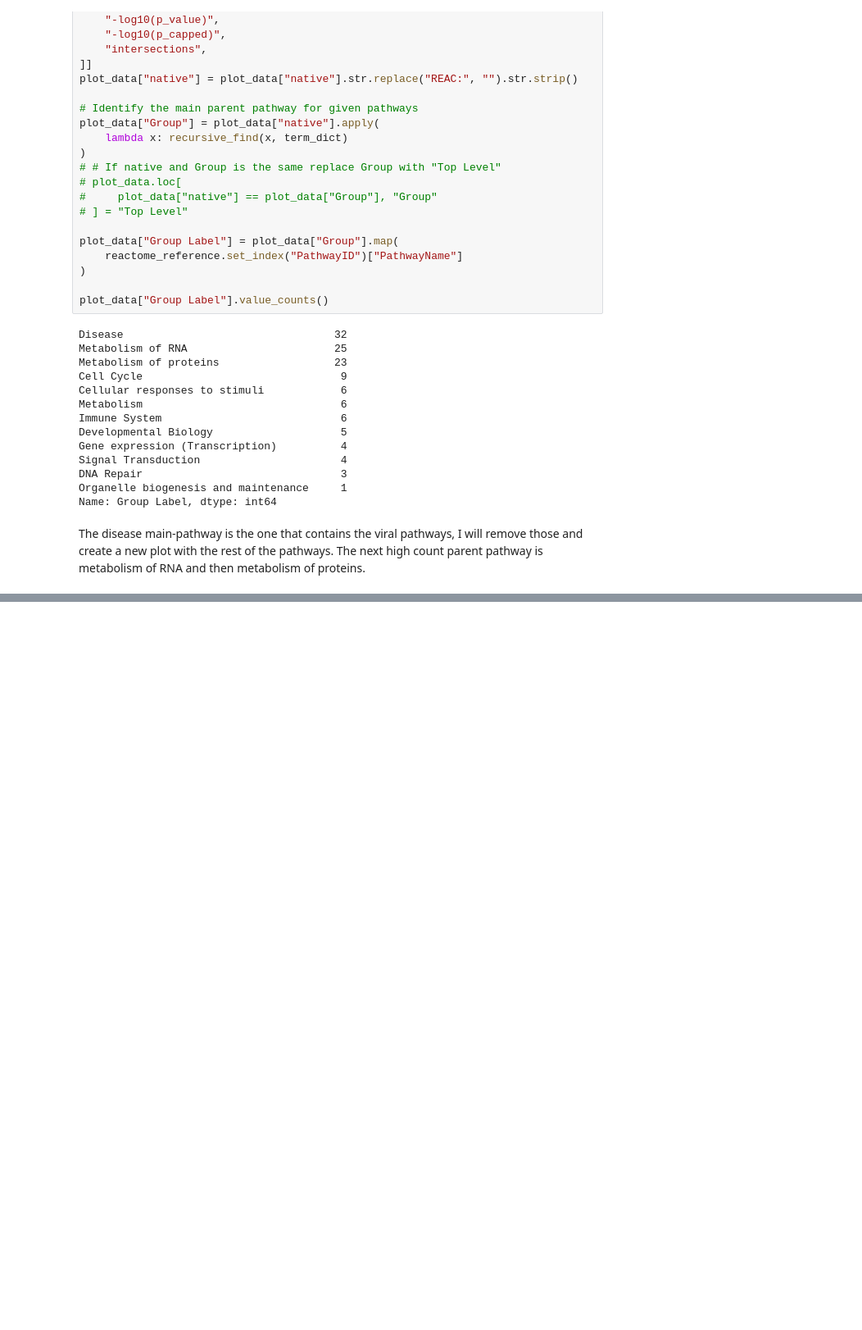
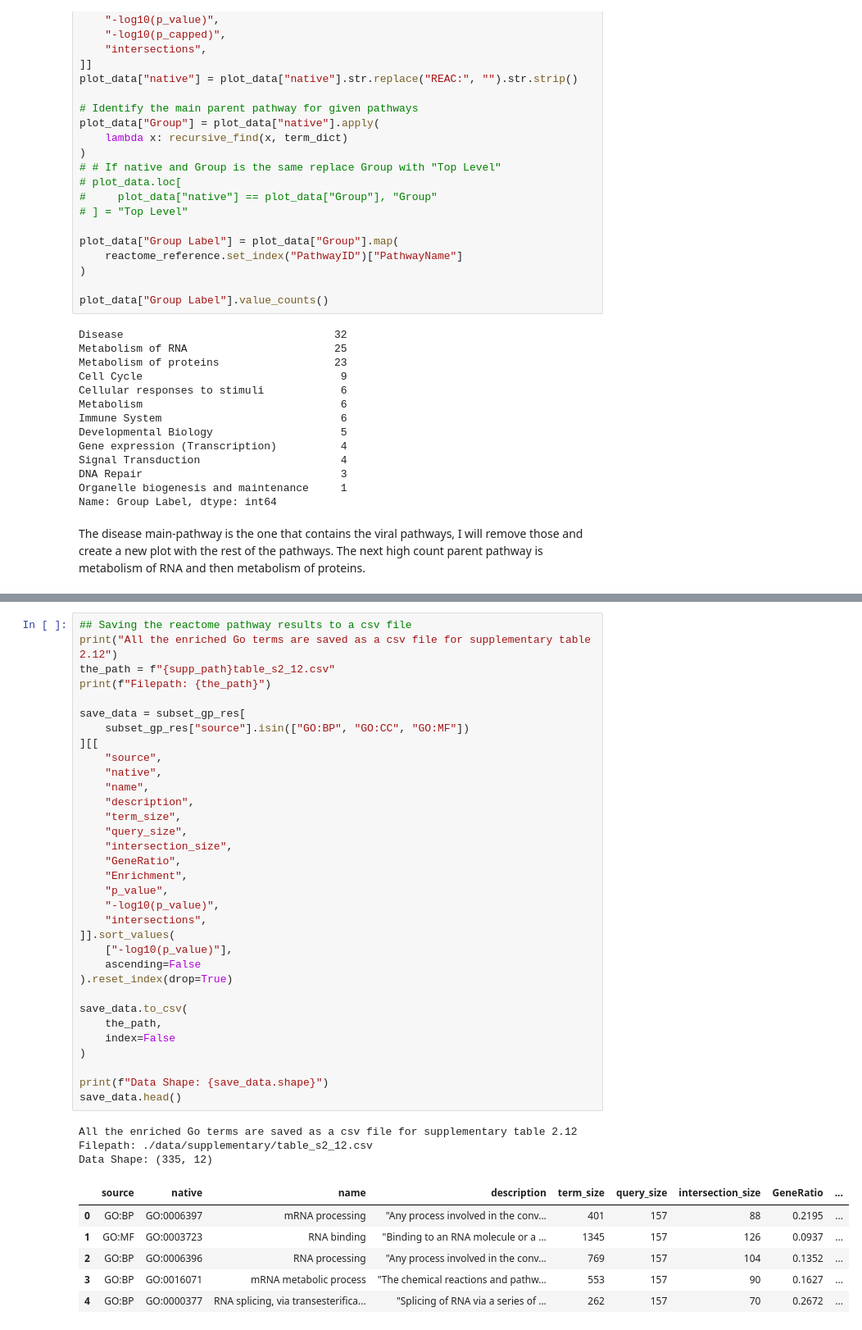
Before and after one commit to LangeLab/Analysis_of_QuEStVar_Manuscript, a Jupyter notebook: 2022_Goncalves/Notebook_S7.ipynb, the cells around one changed output, grey strips where cells are left out. Shown at 82% size. Cells and saved outputs as stored; diff of their text form; blank space fills up the shorter version.

```diff
--- a/2022_Goncalves/Notebook_S7.ipynb
+++ b/2022_Goncalves/Notebook_S7.ipynb
@@ -2112 +2240,44 @@ if save_to_folder:
+# %%
+## Saving the reactome pathway results to a csv file
+print("All the enriched Go terms are saved as a csv file for supplementary table 2.12")
+the_path = f"{supp_path}table_s2_12.csv"
+print(f"Filepath: {the_path}")
+
+save_data = subset_gp_res[
+    subset_gp_res["source"].isin(["GO:BP", "GO:CC", "GO:MF"])
+][[
+    "source",
+    "native",
+    "name",
+    "description",
+    "term_size",
+    "query_size",
+    "intersection_size",
+    "GeneRatio",
+    "Enrichment",
+    "p_value",
+    "-log10(p_value)",
+    "intersections",
+]].sort_values(
+    ["-log10(p_value)"],
+    ascending=False
+).reset_index(drop=True)
+
+save_data.to_csv(
+    the_path,
+    index=False
+)
+
+print(f"Data Shape: {save_data.shape}")
+save_data.head()
+# %% [output]
+All the enriched Go terms are saved as a csv file for supplementary table 2.12
+Filepath: ./data/supplementary/table_s2_12.csv
+Data Shape: (335, 12)
+|  | source | native | name | description | term_size | query_size | intersection_size | GeneRatio | ... |
+| 0 | GO:BP | GO:0006397 | mRNA processing | "Any process involved in the conv... | 401 | 157 | 88 | 0.2195 | ... |
+| 1 | GO:MF | GO:0003723 | RNA binding | "Binding to an RNA molecule or a ... | 1345 | 157 | 126 | 0.0937 | ... |
+| 2 | GO:BP | GO:0006396 | RNA processing | "Any process involved in the conv... | 769 | 157 | 104 | 0.1352 | ... |
+| 3 | GO:BP | GO:0016071 | mRNA metabolic process | "The chemical reactions and pathw... | 553 | 157 | 90 | 0.1627 | ... |
+| 4 | GO:BP | GO:0000377 | RNA splicing, via transesterifica... | "Splicing of RNA via a series of ... | 262 | 157 | 70 | 0.2672 | ... |
 # %% [markdown]
```
Also changed, not shown: parts of 18 cells of this notebook, 4 other files.
